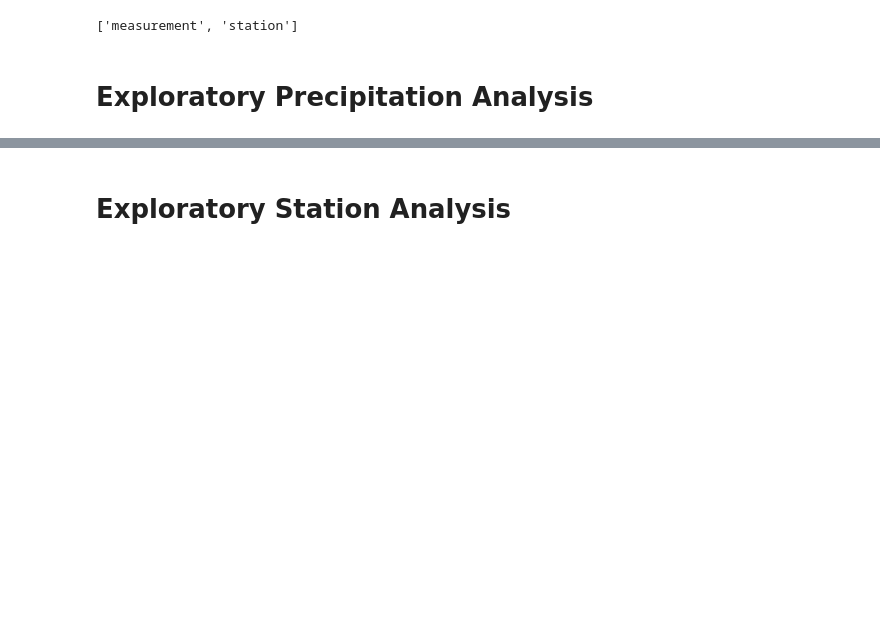
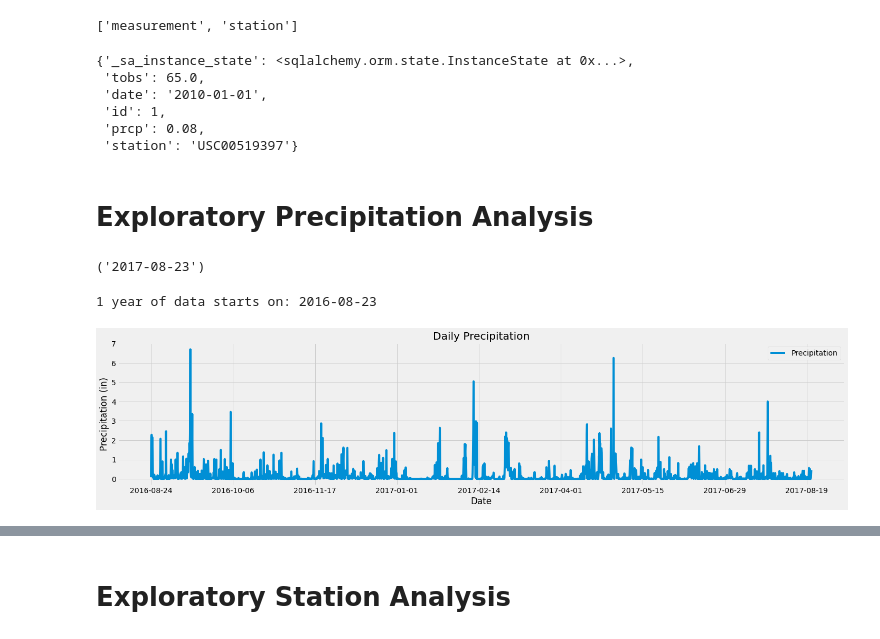
Before and after one commit to AJ-Paine/10-Hawaii-Temperature-Exploration, a Jupyter notebook: climate_starter_AJP.ipynb, the cells around one changed output, grey strips where cells are left out. Drawn from its saved outputs; the diff is of its cells as text; code cells hidden in the pictures; blank space fills up the shorter version.

Commit message:
Complete precipitation analysis and add Images folder

```diff
--- a/climate_starter_AJP.ipynb
+++ b/climate_starter_AJP.ipynb
@@ -32,28 +32,55 @@ Base.classes.keys()
 ['measurement', 'station']
 # %%
 # Save references to each table
+measurement = Base.classes.measurement
+station = Base.classes.station
 # %%
 # Create our session (link) from Python to the DB
+session = Session(engine)
+
+first_row = session.query(measurement).first()
+first_row.__dict__
+# %% [output]
+{'_sa_instance_state': <sqlalchemy.orm.state.InstanceState at 0x...>,
+ 'tobs': 65.0,
+ 'date': '2010-01-01',
+ 'id': 1,
+ 'prcp': 0.08,
+ 'station': 'USC00519397'}
 # %% [markdown]
 # Exploratory Precipitation Analysis
 # %%
 # Find the most recent date in the data set.
+session.query(measurement.date).order_by(measurement.date.desc()).first()
+# %% [output]
+('2017-08-23')
 # %%
 # Design a query to retrieve the last 12 months of precipitation data and plot the results.
 # Starting from the most recent data point in the database.
+# Calculate the date one year from the last date in data set.
+year_ago = dt.date(2017, 8, 23) - dt.timedelta(days=365)
+print("1 year of data starts on:", year_ago)
+# Perform a query to retrieve the data and precipitation scores
+session.query(measurement.date, measurement.prcp).\
+    filter(measurement.date > year_ago).\
+    order_by(measurement.date).all()
 
-# Calculate the date one year from the last date in data set.
-
-
-# Perform a query to retrieve the data and precipitation scores
-
-
-# Save the query results as a Pandas DataFrame and set the index to the date column
-
-
-# Sort the dataframe by date
-
+# Save the query results as a Pandas DataFrame and set the index to the date column and order by date
+precip_data = pd.DataFrame(session.query(measurement.date, measurement.prcp).\
+    filter(measurement.date > year_ago).\
+    order_by(measurement.date).all()).set_index('date').dropna()
 
 # Use Pandas Plotting with Matplotlib to plot the data
+precip_plot = precip_data.plot(figsize=(20, 5))
+precip_plot.set_title('Daily Precipitation')
+precip_plot.set_ylabel('Precipitation (in)')
+precip_plot.set_xlabel('Date')
+precip_plot.legend(['Precipitation'], loc='best')
+plt.tight_layout()
+plt.savefig('Images/Daily Precipitation.png')
+plt.show()
+# %% [output]
+1 year of data starts on: 2016-08-23
+[figure, added]
 # %%
 # Use Pandas to calcualte the summary statistics for the precipitation data
```
Also changed, not shown: parts of 1 cell of this notebook, 1 other file.
